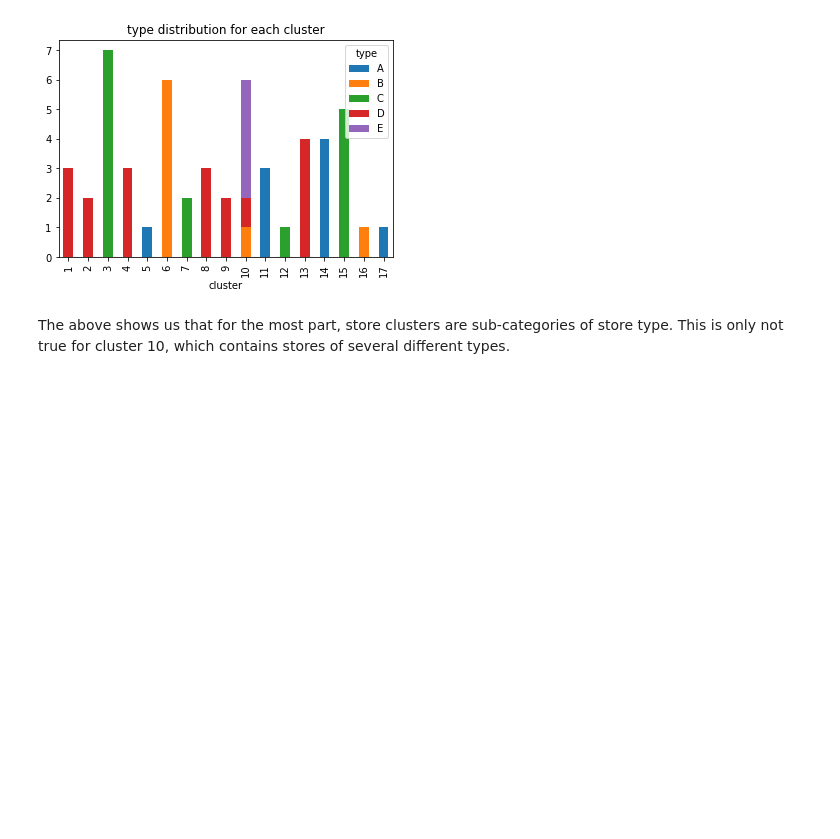
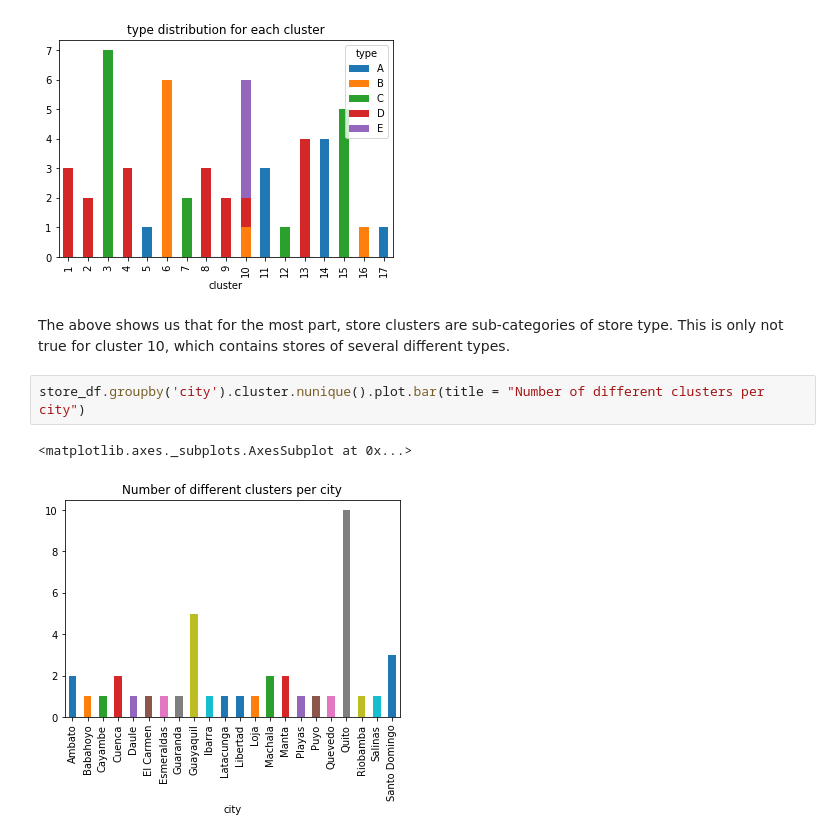
Before and after one commit to jandress94/grocery_sales, a Jupyter notebook: exploration/exploration.ipynb, the cells around one changed output. Cells and saved outputs as stored; diff of their text form; blank space fills up the shorter version.

```diff
--- a/exploration/exploration.ipynb
+++ b/exploration/exploration.ipynb
@@ -521,3 +525,8 @@ store_df.groupby(['cluster', 'type']).size().unstack().plot.bar(stacked = True,
 [figure]
 # %% [markdown]
 The above shows us that for the most part, store clusters are sub-categories of store type.  This is only not true for cluster 10, which contains stores of several different types.
+# %%
+store_df.groupby('city').cluster.nunique().plot.bar(title = "Number of different clusters per city")
+# %% [output]
+<matplotlib.axes._subplots.AxesSubplot at 0x...>
+[figure, added]
```
Also changed, not shown: parts of 11 cells of this notebook, 3 other files.
